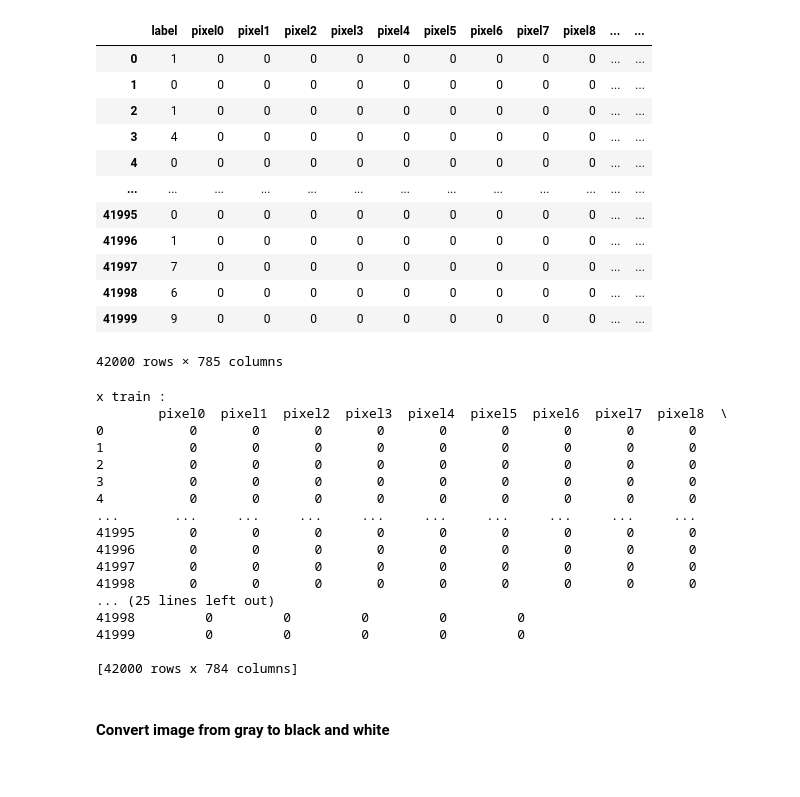
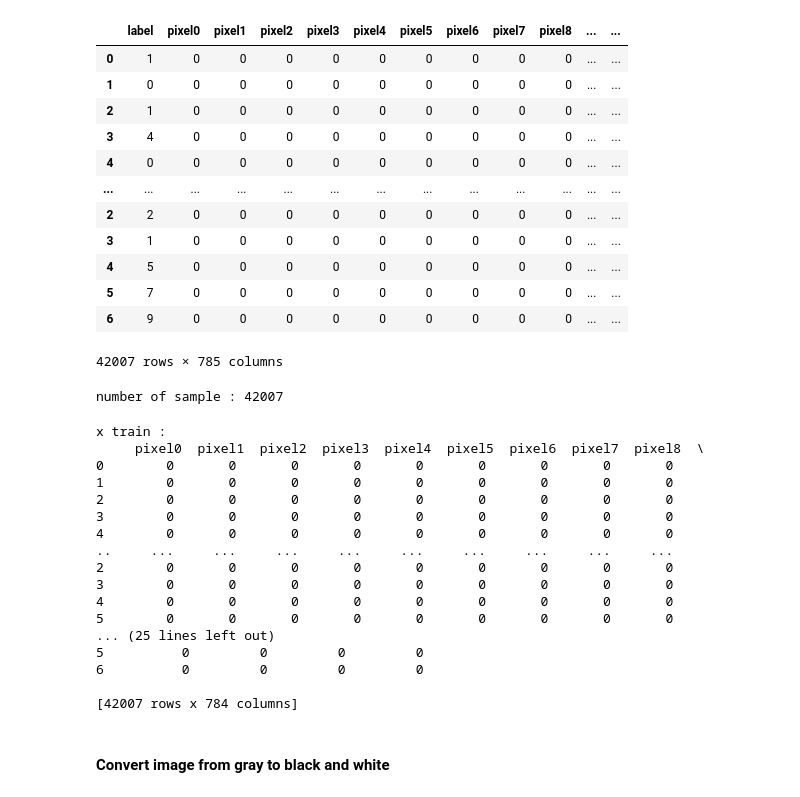
Before and after one commit to nabii-nguyenn213/Digit-Classification-NN, a Jupyter notebook: model.ipynb, the cells around one changed output. Cells and saved outputs as stored; diff of their text form; code cells hidden in the pictures.

```diff
--- a/model.ipynb
+++ b/model.ipynb
@@ -4,23 +4,33 @@ import numpy as np
 import matplotlib.pyplot as plt
 from NeuralNetworkModel import *
 from tqdm import tqdm
+# %%
+def combine_csv(data1, data2):
+    combined_df = pd.concat([data1, data2])
+    return combined_df
 # %%
-df = pd.read_csv('train.csv')
+train_data = pd.read_csv('train.csv')
+new_data = pd.read_csv('new_train.csv')
+df = combine_csv(train_data, new_data)
 df
 # %% [output]
 |  | label | pixel0 | pixel1 | pixel2 | pixel3 | pixel4 | pixel5 | pixel6 | pixel7 | pixel8 | ... | ... |
 | 0 | 1 | 0 | 0 | 0 | 0 | 0 | 0 | 0 | 0 | 0 | ... | ... |
 | 1 | 0 | 0 | 0 | 0 | 0 | 0 | 0 | 0 | 0 | 0 | ... | ... |
 | 2 | 1 | 0 | 0 | 0 | 0 | 0 | 0 | 0 | 0 | 0 | ... | ... |
 | 3 | 4 | 0 | 0 | 0 | 0 | 0 | 0 | 0 | 0 | 0 | ... | ... |
 | 4 | 0 | 0 | 0 | 0 | 0 | 0 | 0 | 0 | 0 | 0 | ... | ... |
 | ... | ... | ... | ... | ... | ... | ... | ... | ... | ... | ... | ... | ... |
-| 41995 | 0 | 0 | 0 | 0 | 0 | 0 | 0 | 0 | 0 | 0 | ... | ... |
-| 41996 | 1 | 0 | 0 | 0 | 0 | 0 | 0 | 0 | 0 | 0 | ... | ... |
-| 41997 | 7 | 0 | 0 | 0 | 0 | 0 | 0 | 0 | 0 | 0 | ... | ... |
-| 41998 | 6 | 0 | 0 | 0 | 0 | 0 | 0 | 0 | 0 | 0 | ... | ... |
-| 41999 | 9 | 0 | 0 | 0 | 0 | 0 | 0 | 0 | 0 | 0 | ... | ... |
+| 2 | 2 | 0 | 0 | 0 | 0 | 0 | 0 | 0 | 0 | 0 | ... | ... |
+| 3 | 1 | 0 | 0 | 0 | 0 | 0 | 0 | 0 | 0 | 0 | ... | ... |
+| 4 | 5 | 0 | 0 | 0 | 0 | 0 | 0 | 0 | 0 | 0 | ... | ... |
+| 5 | 7 | 0 | 0 | 0 | 0 | 0 | 0 | 0 | 0 | 0 | ... | ... |
+| 6 | 9 | 0 | 0 | 0 | 0 | 0 | 0 | 0 | 0 | 0 | ... | ... |
-42000 rows × 785 columns
+42007 rows × 785 columns
+# %%
+print("number of sample :", df.shape[0])
+# %% [output]
+number of sample : 42007
 # %%
 x_train = df.drop(columns='label')
 y_train = df['label']
@@ -28,22 +38,22 @@ print('x train :\n', x_train)
 # print('\ny train :\n', y_train)
 # %% [output]
 x train :
-        pixel0  pixel1  pixel2  pixel3  pixel4  pixel5  pixel6  pixel7  pixel8  \
-0           0       0       0       0       0       0       0       0       0
-1           0       0       0       0       0       0       0       0       0
-2           0       0       0       0       0       0       0       0       0
-3           0       0       0       0       0       0       0       0       0
-4           0       0       0       0       0       0       0       0       0
-...       ...     ...     ...     ...     ...     ...     ...     ...     ...
-41995       0       0       0       0       0       0       0       0       0
-41996       0       0       0       0       0       0       0       0       0
-41997       0       0       0       0       0       0       0       0       0
-41998       0       0       0       0       0       0       0       0       0
+     pixel0  pixel1  pixel2  pixel3  pixel4  pixel5  pixel6  pixel7  pixel8  \
+0        0       0       0       0       0       0       0       0       0
+1        0       0       0       0       0       0       0       0       0
+2        0       0       0       0       0       0       0       0       0
+3        0       0       0       0       0       0       0       0       0
+4        0       0       0       0       0       0       0       0       0
+..     ...     ...     ...     ...     ...     ...     ...     ...     ...
+2        0       0       0       0       0       0       0       0       0
+3        0       0       0       0       0       0       0       0       0
+4        0       0       0       0       0       0       0       0       0
+5        0       0       0       0       0       0       0       0       0
 ... (25 lines left out)
-41998         0         0         0         0         0
-41999         0         0         0         0         0
+5          0         0         0         0
+6          0         0         0         0
 
-[42000 rows x 784 columns]
+[42007 rows x 784 columns]
 # %% [markdown]
 #### Convert image from gray to black and white
 # %%
```
Also changed, not shown: parts of 33 cells of this notebook, 9 other files.
